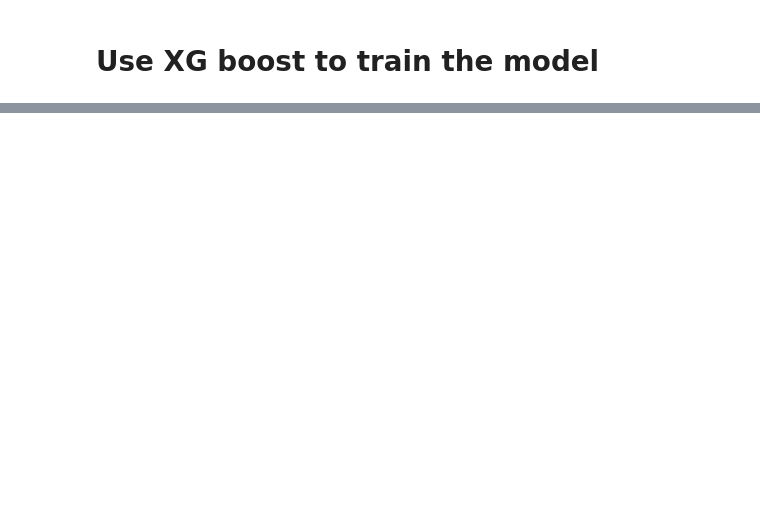
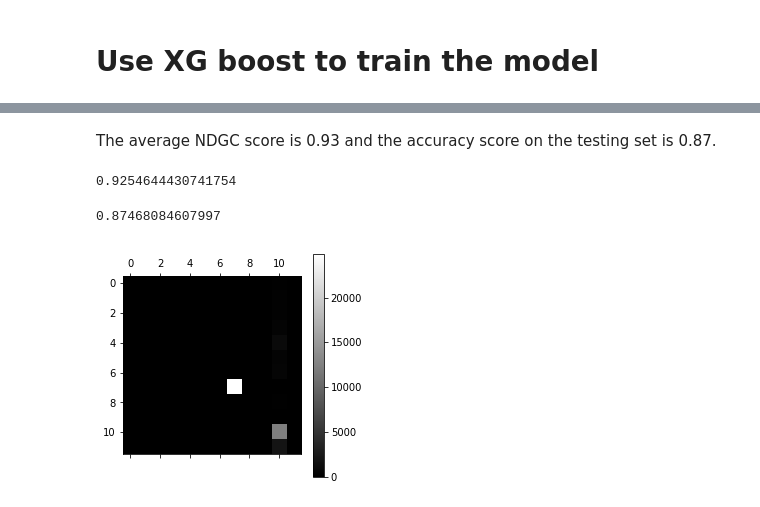
Before and after one commit to yukaabe/Springboard-datasciencebootcamp-repo, a Jupyter notebook: Airbnb Modeling Script Part Two - Multi Class Classification.ipynb, the cells around one changed output, grey strips where cells are left out. Drawn from its saved outputs; the diff is of its cells as text; code cells hidden in the pictures; blank space fills up the shorter version.

```diff
--- a/Airbnb Modeling Script Part Two - Multi Class Classification.ipynb
+++ b/Airbnb Modeling Script Part Two - Multi Class Classification.ipynb
@@ -937,6 +939,8 @@ plt.show()
 # %%
 import xgboost as xgb
 from sklearn.preprocessing import LabelEncoder
+# %%
+feature_list2.remove('country_destination')
 # %%
 y, X =user_training_dataset_update_multinary_classfication1['country_destination'], user_training_dataset_update_multinary_classfication1[feature_list2]
 # %%
@@ -956,7 +960,7 @@ from sklearn.model_selection import StratifiedKFold
 model_xgboost = XGBClassifier(max_depth=10,
                            min_child_weight=1,
                            learning_rate=0.1,
-                           n_estimators=50,
+                           n_estimators=5,
                            silent=True,
                            objective='multi:softprob',
                            num_class=12,
@@ -978,0 +986,2 @@ y_pro = clf.predict_proba(test_data)[:, 1]
+# %%
+model_xgboost.fit(X_train,  y_train)
@@ -978,0 +1008,17 @@ y_pro = clf.predict_proba(test_data)[:, 1]
+# %% [markdown]
+The average NDGC score is 0.93 and the accuracy score on the testing set is 0.87.
+# %%
+xgboost_evaluation_final_df_test_set.Score.mean()
+# %% [output]
+0.9254644430741754
+# %%
+accuracy_score(y_test, model_xgboost.predict(X_test))
+# %% [output]
+0.87468084607997
+# %%
+conf_xgb_test=confusion_matrix(y_test, model_xgboost.predict(X_test))
+plt.matshow(conf_xgb_test, cmap=plt.cm.gray)
+plt.colorbar()
+plt.show()
+# %% [output]
+[figure, added]
```
Also changed, not shown: parts of 35 cells of this notebook, 5 other files.
